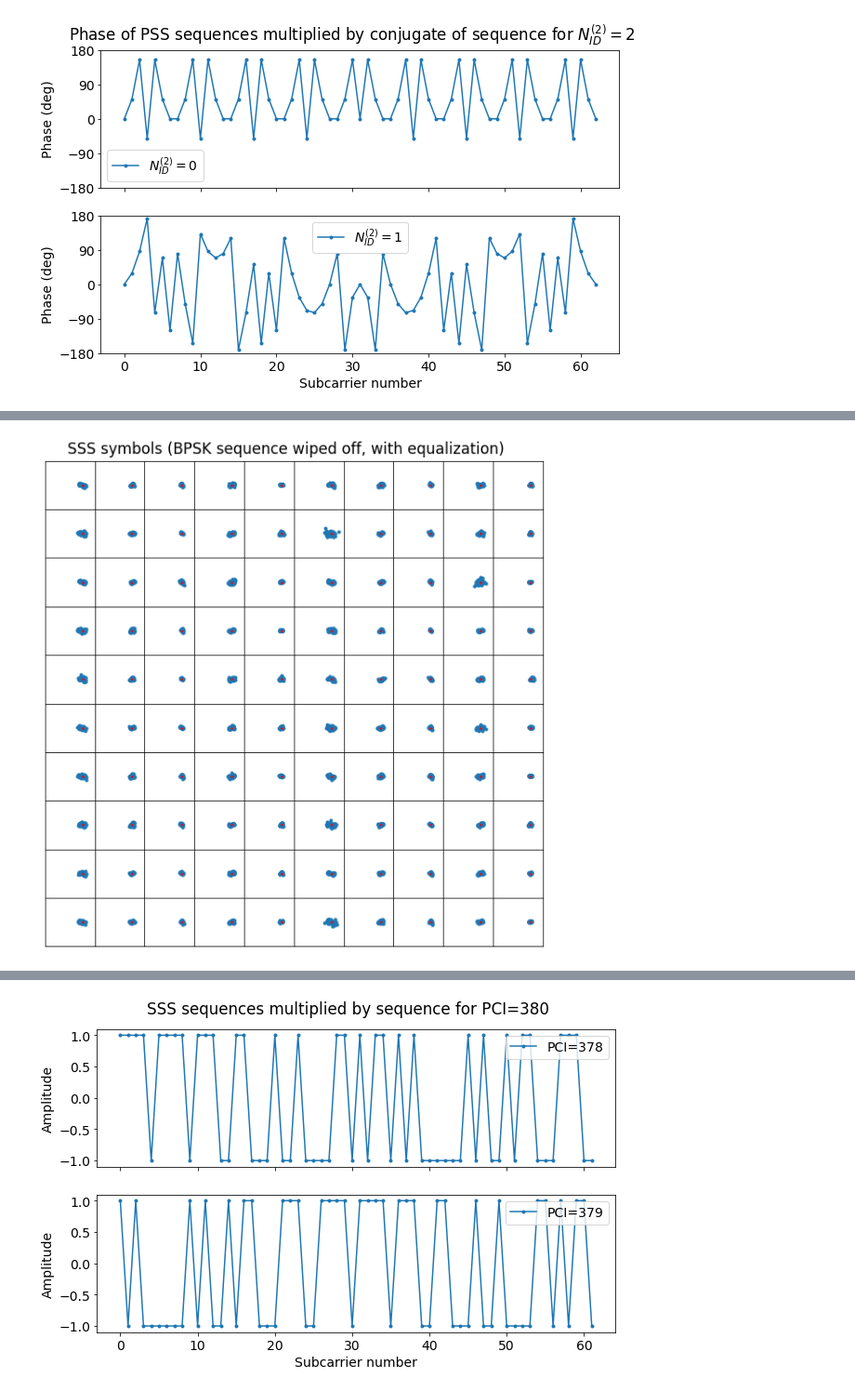
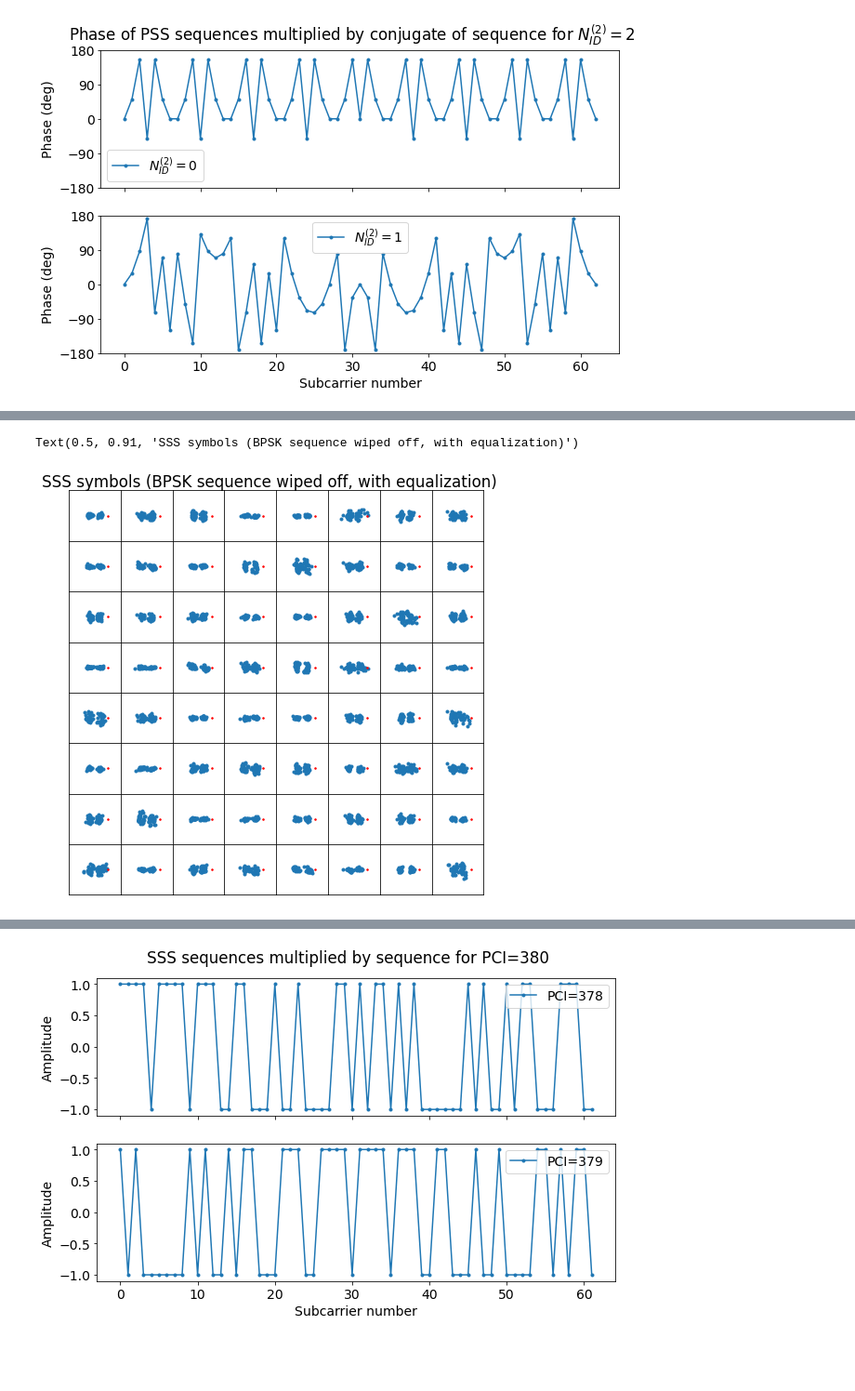
Before and after one commit to catkira/jupyter_notebooks, a Jupyter notebook: LTE/LTE downlink synchronization signals.ipynb, the cells around one changed output, grey strips where cells are left out. Shown at 93% size. Saved outputs shown, nothing was run; the diff lists cells and outputs as text; code cells hidden in the pictures; blank space fills up the shorter version.

```diff
--- a/LTE/LTE downlink synchronization signals.ipynb
+++ b/LTE/LTE downlink synchronization signals.ipynb
@@ -75,5 +81,10 @@ plt.suptitle('Cross-correlation of signal with Primary Synchronization Sequences
 # %%
-nid2, a0 = np.unravel_index(np.argmax(np.abs(zc_corr)), zc_corr.shape)
+idx, a0 = np.unravel_index(np.argmax(np.abs(zc_corr)), zc_corr.shape)
+nid2 = idx % 3
+delta_f = delta_f_set[idx//3] # coarse frequency estimate
+if do_fine_frequency_offset_estimation:
+    delta_f += np.angle(zc_corr[idx, a0])/np.pi/2 * 7500 # fine frequency estimate
+x *= np.exp(1j*(2*np.pi*delta_f/fs*np.arange(x.size)))
 a0
 nid2, a0
 # %% [output]
@@ -99,8 +110,9 @@ for j in range(n_half_frames):
     syms = np.fft.fftshift(np.fft.fft(x[a0 + round(5e-3 * fs * j * samp_rate_error):][:Tu]))
     syms_pss[j] = syms[subcarriers_ss][no_dc]
     syms_pss_wipe[j] = syms_pss[j] * np.conjugate(zadoff_chu(zc_u[nid2])[no_dc])
-#syms_pss /= max(syms_pss.ravel().real.max(), syms_pss.ravel().imag.max()) # scale all half frames to a common factor, so that differences in amplitude are still visible
-#syms_pss_wipe /= max(syms_pss_wipe.ravel().real.max(), syms_pss_wipe.ravel().imag.max())
+normalization_factor = max(syms_pss.ravel().real.max(), syms_pss.ravel().imag.max()) # scale all half frames to a common factor, so that differences in amplitude are still visible
+syms_pss /= normalization_factor
+syms_pss_wipe /= normalization_factor
 # %%
 n = int(min(int(np.sqrt(n_half_frames)),10))
 fig, axs = plt.subplots(n, n, figsize=(n, n), facecolor='w', sharex=True, sharey=True)
@@ -536,2 +549,2 @@ array([126], dtype=int64)
 # %%
-np.where(np.all(m0m1_vs_nid1 == [m1_or_m0, m0_or_m1], axis = 1))[0]  # for subframe 5
+nid1 = np.where(np.all(m0m1_vs_nid1 == [m1_or_m0, m0_or_m1], axis = 1))[0]  # for subframe 5
@@ -540,5 +551,5 @@ array([], dtype=int64)
 # %%
-nid1 = 126
+#nid1 = 126
 subframe = 0
 # %%
 pci = 3 * nid1 + nid2
@@ -565,24 +576,24 @@ syms_sss_wipe = syms_sss_eq.copy()
 syms_sss_wipe[::2] *= sss_seq(pci, even=True)
 syms_sss_wipe[1::2] *= sss_seq(pci, even=False)
 # %%
-n = 10
-fig, axs = plt.subplots(n, n, figsize=(10, 10), facecolor='w', sharex=True, sharey=True)
+fig, axs = plt.subplots(n, n, figsize=(n, n), facecolor='w', sharex=True, sharey=True)
 for j in range(n):
     for k in range(n):
         ax = axs[j, k]
         idx = n * j + k
         syms = syms_sss_wipe[idx]
         ax.plot(syms.real, syms.imag, '.')
         ax.plot([1], [0], '.', color='red', markersize=3)
         ax.set_xlim((-2, 2))
         ax.set_ylim((-2, 2))
         ax.set_xticks([])
         ax.set_yticks([])
 
 fig.subplots_adjust(hspace=0, wspace=0)
-fig.suptitle('SSS symbols (BPSK sequence wiped off, with equalization)', y=0.91);
+fig.suptitle('SSS symbols (BPSK sequence wiped off, with equalization)', y=0.91)
 # %% [output]
+Text(0.5, 0.91, 'SSS symbols (BPSK sequence wiped off, with equalization)')
-[figure, old version]
+[figure, new version]
 # %%
 syms_sss_wipe_templates = np.array([np.average(syms_sss_wipe[j::5], axis=0)
                                     for j in range(5)])
```
Also changed, not shown: parts of 31 cells of this notebook.
